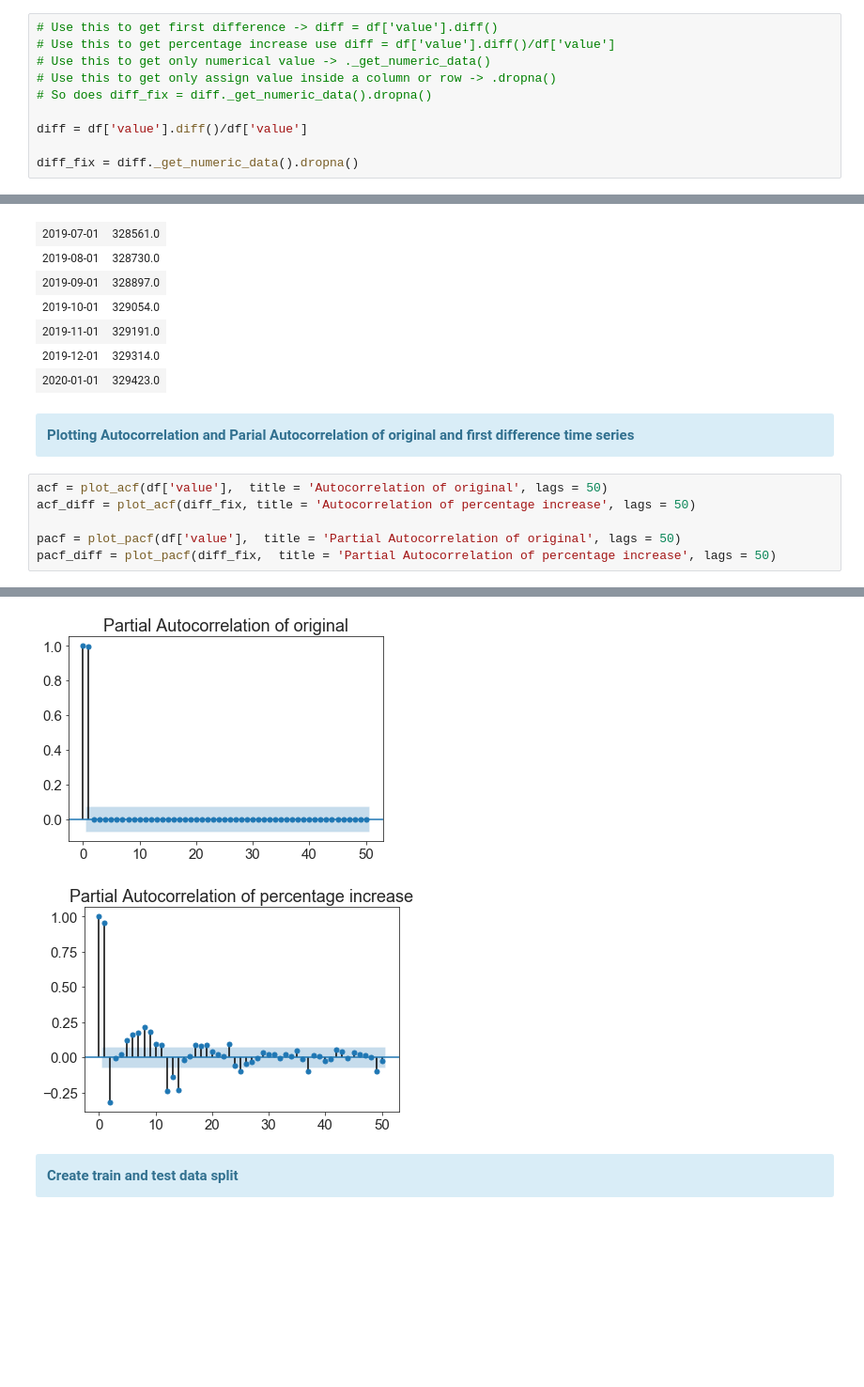
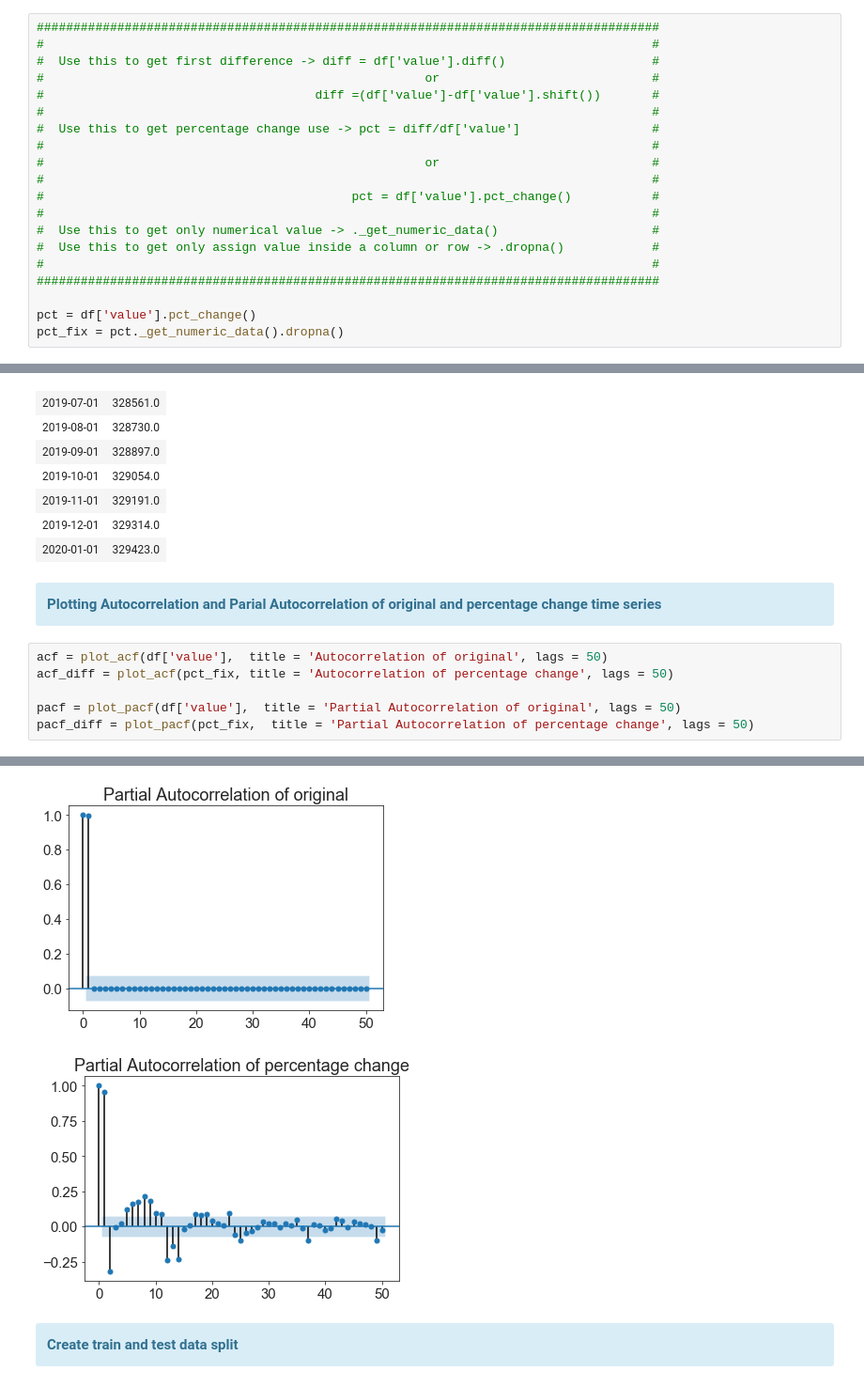
Before and after one commit to Pedro-Ivo/Population_Time_Series, a Jupyter notebook: Population growth in US.ipynb, the cells around one changed output, grey strips where cells are left out. Shown at 94% size. Drawn from its saved outputs; the diff is of its cells as text; blank space fills up the shorter version.

```diff
--- a/Population growth in US.ipynb
+++ b/Population growth in US.ipynb
@@ -126,13 +126,23 @@ Type the year you wanna stop from 1960 to 2019: 2019
 </div>
 # %%
-# Use this to get first difference -> diff = df['value'].diff()
-# Use this to get percentage increase use diff = df['value'].diff()/df['value']
-# Use this to get only numerical value -> ._get_numeric_data()
-# Use this to get only assign value inside a column or row -> .dropna()
-# So does diff_fix = diff._get_numeric_data().dropna()
+#####################################################################################
+#                                                                                   #
+#  Use this to get first difference -> diff = df['value'].diff()                    #
+#                                                    or                             #
+#                                     diff =(df['value']-df['value'].shift())       #
+#                                                                                   #
+#  Use this to get percentage change use -> pct = diff/df['value']                  #
+#                                                                                   #
+#                                                    or                             #
+#                                                                                   #
+#                                          pct = df['value'].pct_change()           #
+#                                                                                   #
+#  Use this to get only numerical value -> ._get_numeric_data()                     #
+#  Use this to get only assign value inside a column or row -> .dropna()            #
+#                                                                                   #
+#####################################################################################
 
-diff = df['value'].diff()/df['value']
-
-diff_fix = diff._get_numeric_data().dropna()
+pct = df['value'].pct_change()
+pct_fix = pct._get_numeric_data().dropna()
 # %% [markdown]
 <div class="alert alert-block alert-info">
@@ -279,13 +289,13 @@ df.tail(13)
 | 2020-01-01 | 329423.0 |
 # %% [markdown]
 <div class="alert alert-block alert-info">
-<b>Plotting Autocorrelation and Parial Autocorrelation of original and first difference time series</b>
+<b>Plotting Autocorrelation and Parial Autocorrelation of original and percentage change time series</b>
 </div>
 # %%
 acf = plot_acf(df['value'],  title = 'Autocorrelation of original', lags = 50)
-acf_diff = plot_acf(diff_fix, title = 'Autocorrelation of percentage increase', lags = 50)
+acf_diff = plot_acf(pct_fix, title = 'Autocorrelation of percentage change', lags = 50)
 
 pacf = plot_pacf(df['value'],  title = 'Partial Autocorrelation of original', lags = 50)
-pacf_diff = plot_pacf(diff_fix,  title = 'Partial Autocorrelation of percentage increase', lags = 50)
+pacf_diff = plot_pacf(pct_fix,  title = 'Partial Autocorrelation of percentage change', lags = 50)
 # %% [output]
 [figure]
@@ -293,5 +303,5 @@ pacf_diff = plot_pacf(diff_fix,  title = 'Partial Autocorrelation of percentage
 [figure]
-[figure, old version]
+[figure, new version]
 # %% [markdown]
 <div class="alert alert-block alert-info">
 <b>Create train and test data split</b>
```
Also changed, not shown: parts of 19 cells of this notebook.
